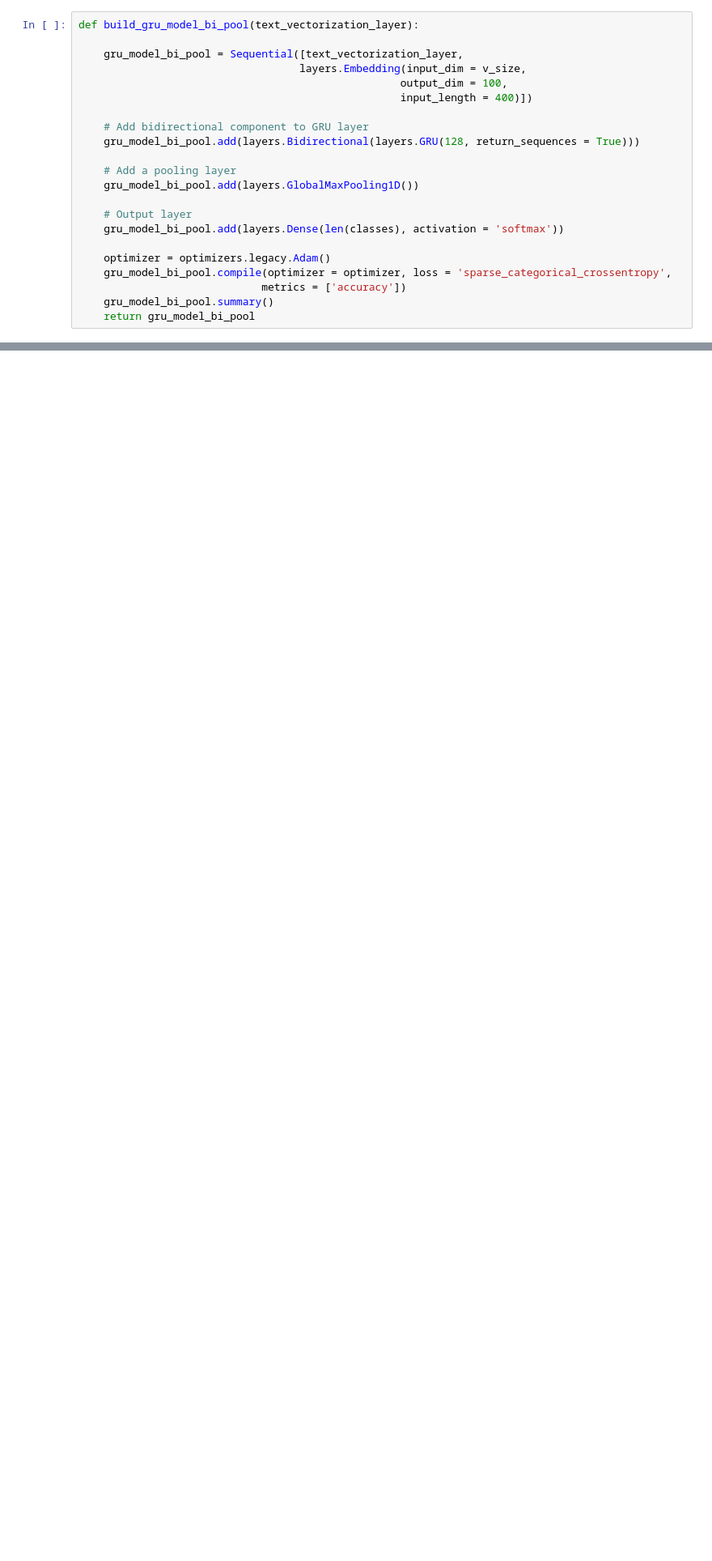
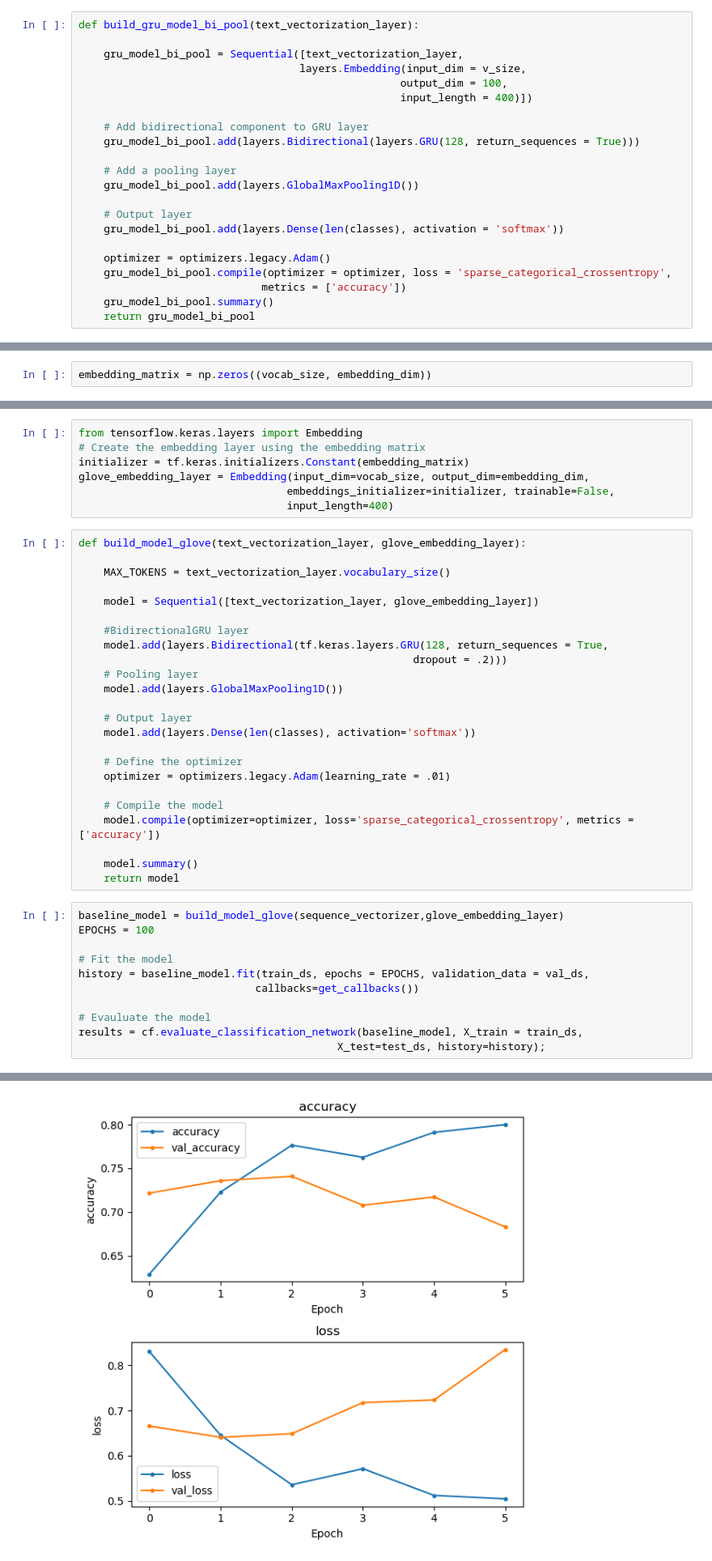
Before and after one commit to 808hanronald/LSTM-and-GRU-Models, a Jupyter notebook: rnn.ipynb, the cells around one changed output, grey strips where cells are left out. Shown at 81% size. Cells and saved outputs as stored; diff of their text form; blank space fills up the shorter version.

```diff
--- a/rnn.ipynb
+++ b/rnn.ipynb
@@ -460,0 +494,2 @@ weighted avg       0.81      0.81      0.81      1691
+# %%
+embedding_matrix = np.zeros((vocab_size, embedding_dim))
@@ -460,0 +525,43 @@ weighted avg       0.81      0.81      0.81      1691
+# %%
+from tensorflow.keras.layers import Embedding
+# Create the embedding layer using the embedding matrix
+initializer = tf.keras.initializers.Constant(embedding_matrix)
+glove_embedding_layer = Embedding(input_dim=vocab_size, output_dim=embedding_dim,
+                                 embeddings_initializer=initializer, trainable=False,
+                                 input_length=400)
+# %%
+def build_model_glove(text_vectorization_layer, glove_embedding_layer):
+
+    MAX_TOKENS = text_vectorization_layer.vocabulary_size()
+
+    model = Sequential([text_vectorization_layer, glove_embedding_layer])
+
+    #BidirectionalGRU layer
+    model.add(layers.Bidirectional(tf.keras.layers.GRU(128, return_sequences = True,
+                                                     dropout = .2)))
+    # Pooling layer
+    model.add(layers.GlobalMaxPooling1D())
+
+    # Output layer
+    model.add(layers.Dense(len(classes), activation='softmax'))
+
+    # Define the optimizer
+    optimizer = optimizers.legacy.Adam(learning_rate = .01)
+
+    # Compile the model
+    model.compile(optimizer=optimizer, loss='sparse_categorical_crossentropy', metrics = ['accuracy'])
+
+    model.summary()
+    return model
+# %%
+baseline_model = build_model_glove(sequence_vectorizer,glove_embedding_layer)
+EPOCHS = 100
+
+# Fit the model
+history = baseline_model.fit(train_ds, epochs = EPOCHS, validation_data = val_ds,
+                            callbacks=get_callbacks())
+
+# Evauluate the model
+results = cf.evaluate_classification_network(baseline_model, X_train = train_ds,
+                                         X_test=test_ds, history=history);
+# %% [output]
@@ -460,0 +585 @@ weighted avg       0.81      0.81      0.81      1691
+[figure, added]
```
Also changed, not shown: parts of 12 cells of this notebook.
